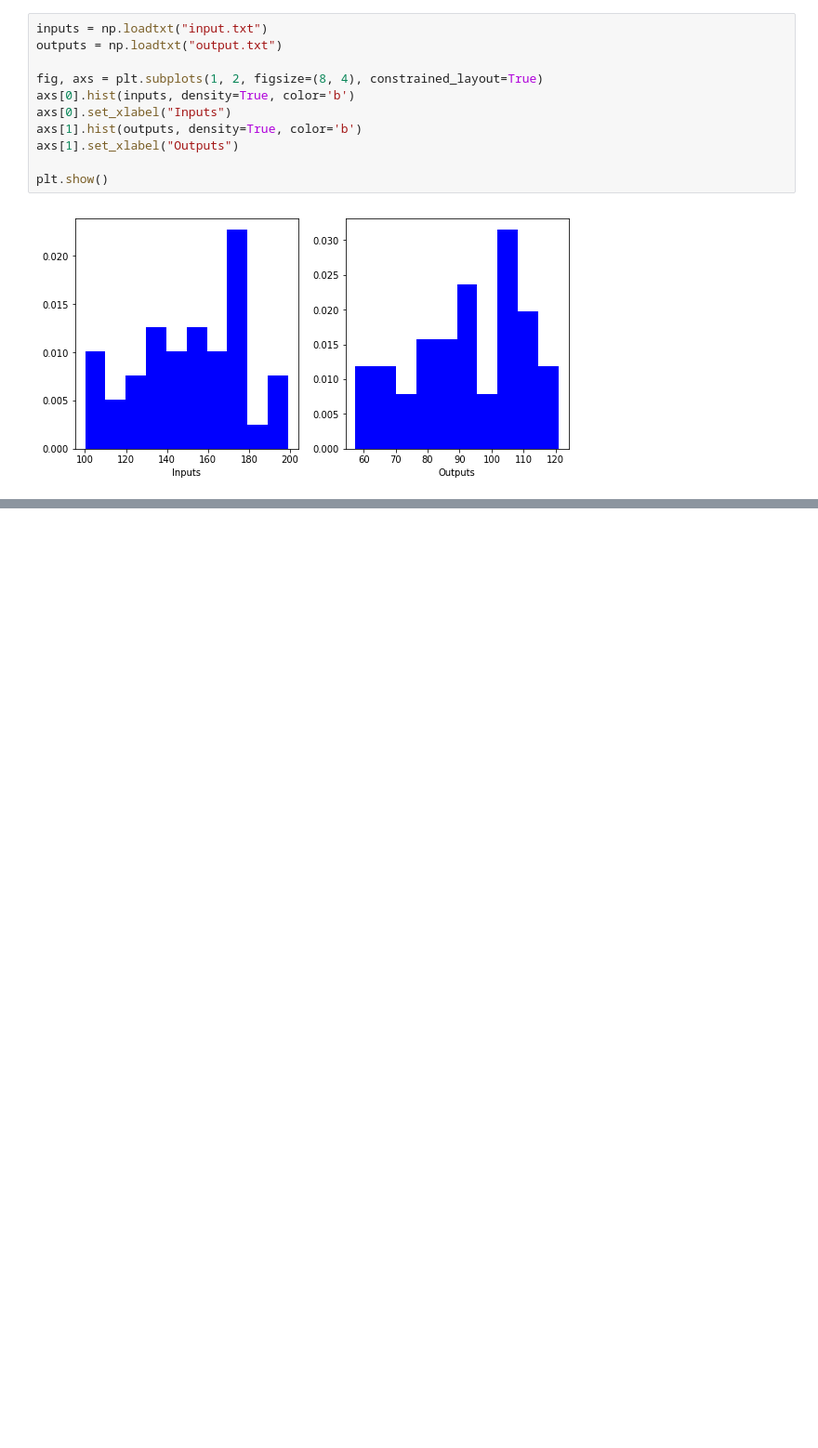
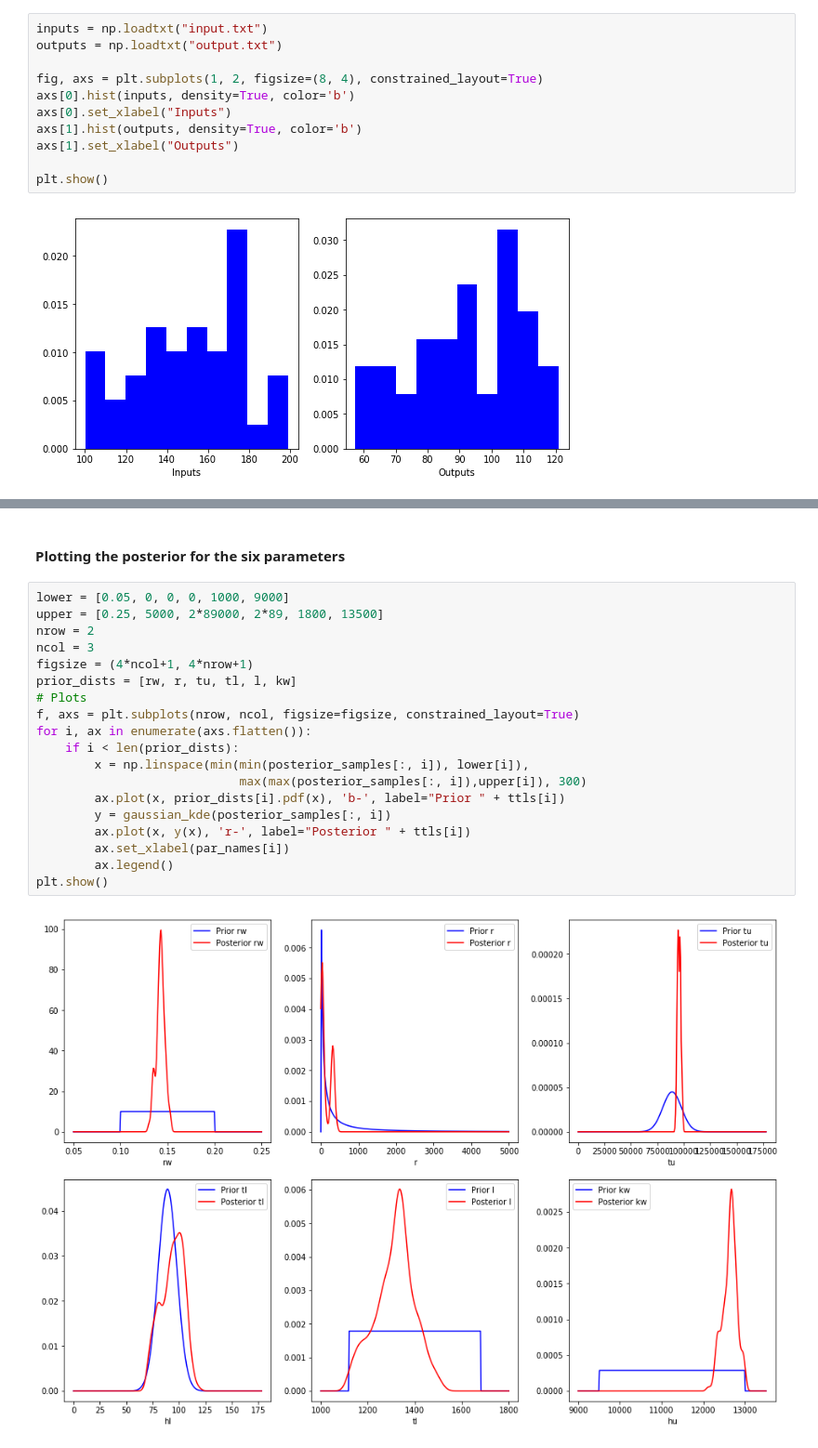
Before and after one commit to bsaakash/aakash_simcenter, a Jupyter notebook: Question3.ipynb, the cells around one changed output, grey strips where cells are left out. Shown at 93% size. Cells and saved outputs as stored; diff of their text form; blank space fills up the shorter version.

```diff
--- a/Question3.ipynb
+++ b/Question3.ipynb
@@ -375,0 +517,23 @@ where, $p(\boldsymbol{D}) = \int {p(\boldsymbol{D} | \boldsymbol{\theta}_m, \sig
+# %% [markdown]
+#### Plotting the posterior for the six parameters
+# %%
+lower = [0.05, 0, 0, 0, 1000, 9000]
+upper = [0.25, 5000, 2*89000, 2*89, 1800, 13500]
+nrow = 2
+ncol = 3
+figsize = (4*ncol+1, 4*nrow+1)
+prior_dists = [rw, r, tu, tl, l, kw]
+# Plots
+f, axs = plt.subplots(nrow, ncol, figsize=figsize, constrained_layout=True)
+for i, ax in enumerate(axs.flatten()):
+    if i < len(prior_dists):
+        x = np.linspace(min(min(posterior_samples[:, i]), lower[i]),
+                            max(max(posterior_samples[:, i]),upper[i]), 300)
+        ax.plot(x, prior_dists[i].pdf(x), 'b-', label="Prior " + ttls[i])
+        y = gaussian_kde(posterior_samples[:, i])
+        ax.plot(x, y(x), 'r-', label="Posterior " + ttls[i])
+        ax.set_xlabel(par_names[i])
+        ax.legend()
+plt.show()
+# %% [output]
+[figure, added]
```
Also changed, not shown: parts of 23 cells of this notebook.
